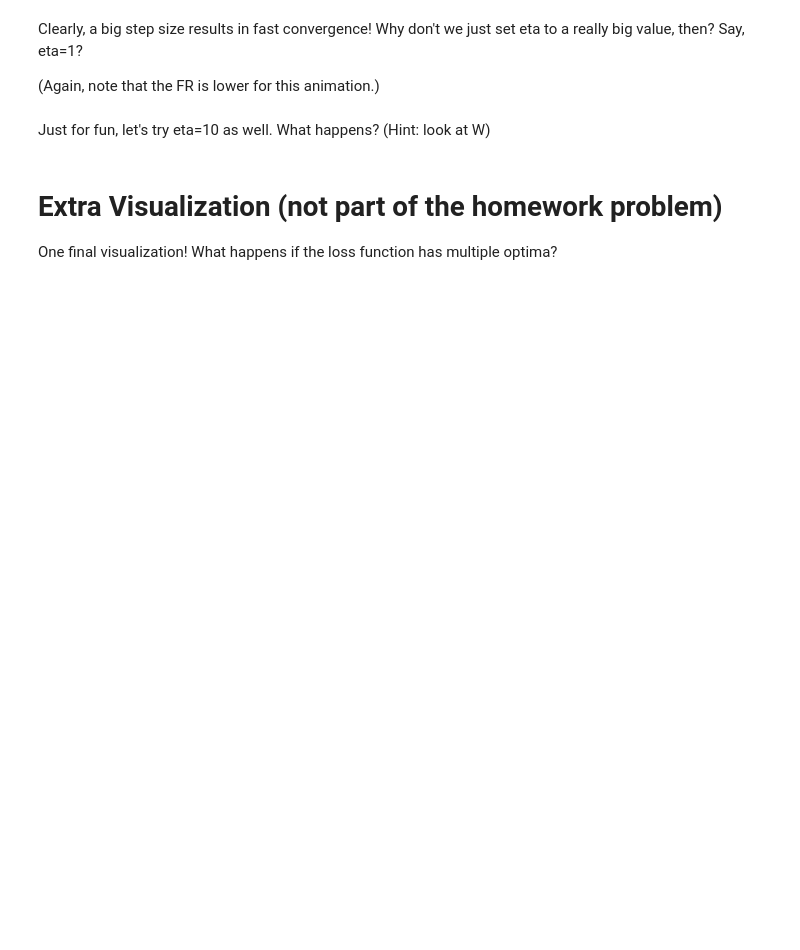
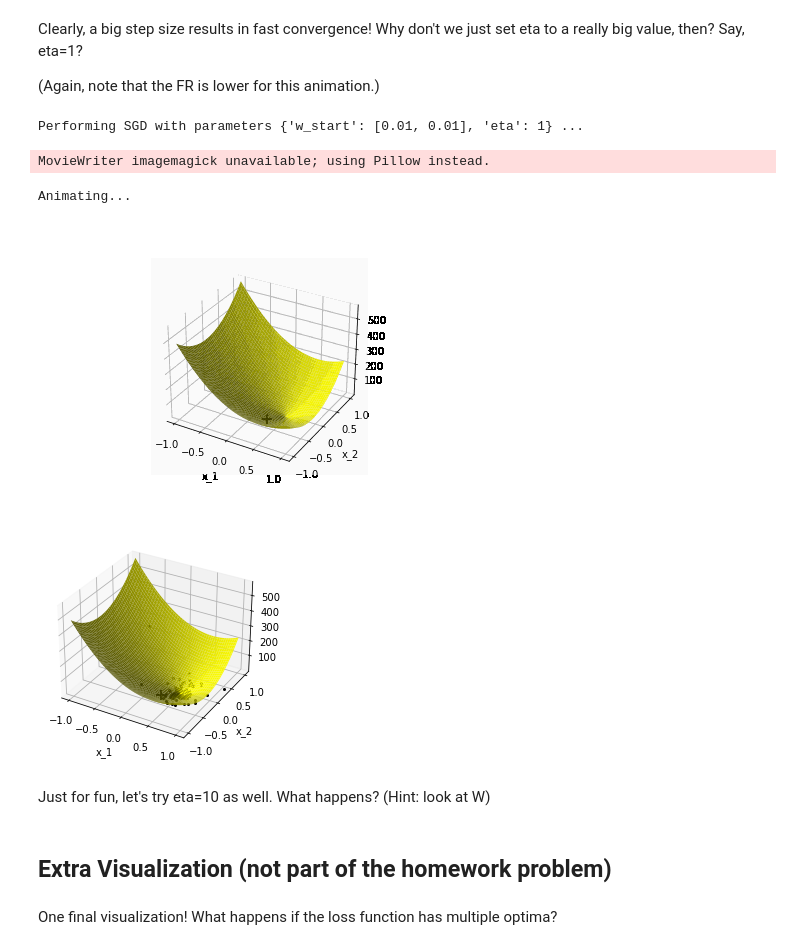
Before and after one commit to sukishore12/Caltech-CS155-2023, a Jupyter notebook: set1/src/3_notebook_part1.ipynb, the cells around one changed output. Saved outputs shown, nothing was run; the diff lists cells and outputs as text; code cells hidden in the pictures; blank space fills up the shorter version.

```diff
--- a/set1/src/3_notebook_part1.ipynb
+++ b/set1/src/3_notebook_part1.ipynb
@@ -229,3 +285,19 @@ N_epochs = 1000
+# %%
+# Parameters to feed the SGD.
+params = ({'w_start': [0.01, 0.01], 'eta': 1},)
+N_epochs = 100
+FR = 2
+
+# Voila!
+anim = animate_sgd_suite(SGD, loss, X1, Y1, params, N_epochs, FR, ms=2)
+anim.save('animation6.gif', fps=30, writer='imagemagick')
+Image(open('animation6.gif','rb').read())
+# %% [output]
+Performing SGD with parameters {'w_start': [0.01, 0.01], 'eta': 1} ...
+MovieWriter imagemagick unavailable; using Pillow instead.
+Animating...
+[figure, added]
+[figure, added]
 # %% [markdown]
 Just for fun, let's try eta=10 as well. What happens? (Hint: look at W)
 # %%
@@ -236,8 +308,9 @@ N_epochs = 100
 
 # Presto!
 W, losses = SGD(X1, Y1, w_start, eta, N_epochs)
+# %% [markdown]
+## Extra Visualization (not part of the homework problem)
 # %% [markdown]
-# Extra Visualization (not part of the homework problem)
 One final visualization! What happens if the loss function has multiple optima?
 # %%
 import urllib.request
```
Also changed, not shown: parts of 28 cells of this notebook, 29 other files.
